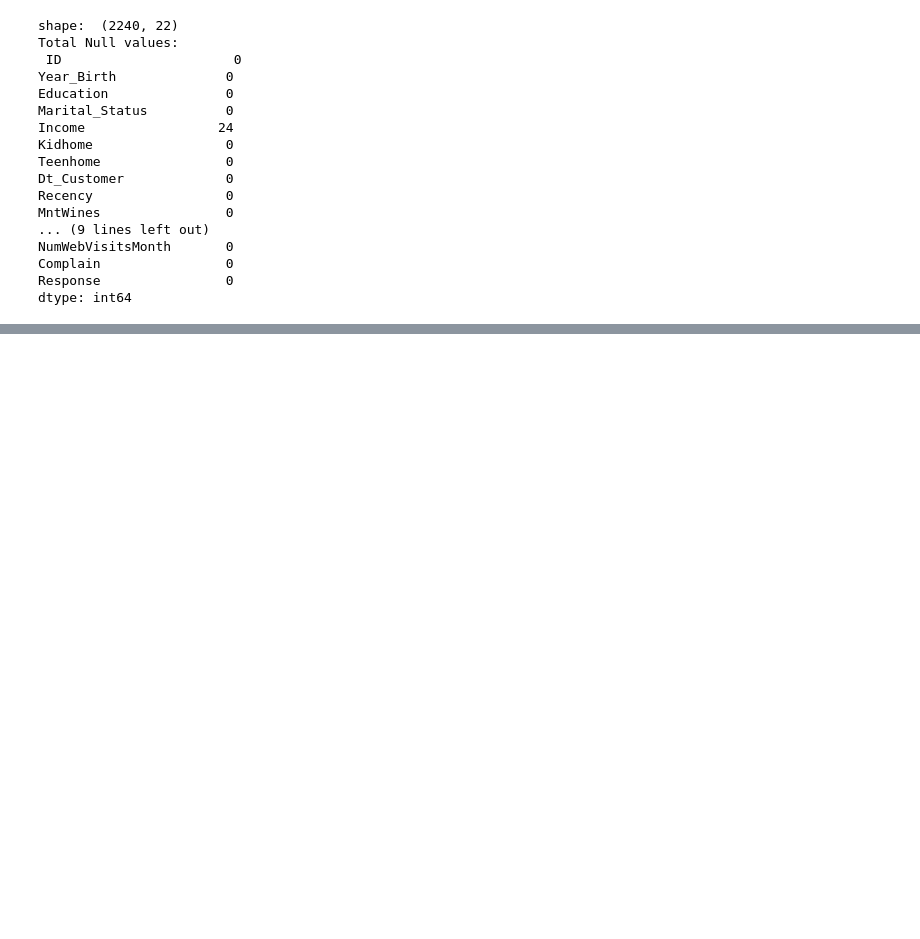
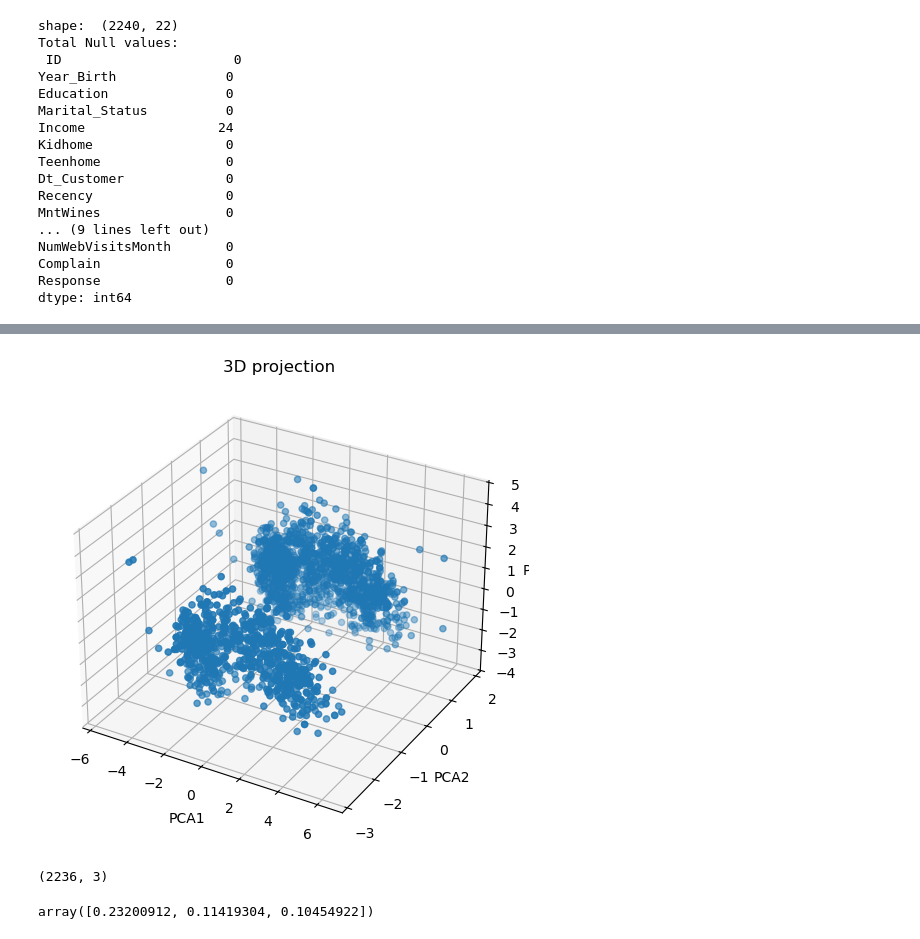
Before and after one commit to LearnWithCherry/Artificial-Intelligence-and-Machine-Learning, a Jupyter notebook: Projects/SmartCart_Cluster_system/SmartCart.ipynb, the cells around one changed output, grey strips where cells are left out. Cells and saved outputs as stored; diff of their text form; code cells hidden in the pictures; blank space fills up the shorter version.

```diff
--- a/Projects/SmartCart_Cluster_system/SmartCart.ipynb
+++ b/Projects/SmartCart_Cluster_system/SmartCart.ipynb
@@ -38,0 +255,30 @@ dtype: int64
+# %%
+scaler = StandardScaler()
+X_scaled = scaler.fit_transform(X)
+
+pca = PCA(n_components=3)
+X_pca = pca.fit_transform(X_scaled)
+# %%
+fig = plt.figure(figsize=(8, 6))
+ax = fig.add_subplot(111, projection="3d")
+
+ax.scatter(
+    X_pca[:, 0],
+    X_pca[:, 1],
+    X_pca[:, 2]
+)
+
+ax.set_xlabel("PCA1")
+ax.set_ylabel("PCA2")
+ax.set_zlabel("PCA3")
+ax.set_title("3D projection")
+
+plt.show()
+print(X_pca.shape)
+# %% [output]
+[figure, added]
+(2236, 3)
+# %%
+pca.explained_variance_ratio_
+# %% [output]
+array([0.23200912, 0.11419304, 0.10454922])
```
Also changed, not shown: parts of 27 cells of this notebook.
